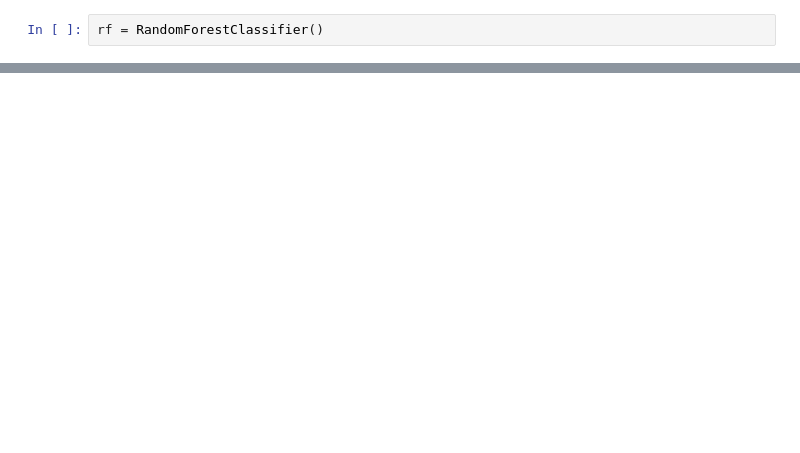
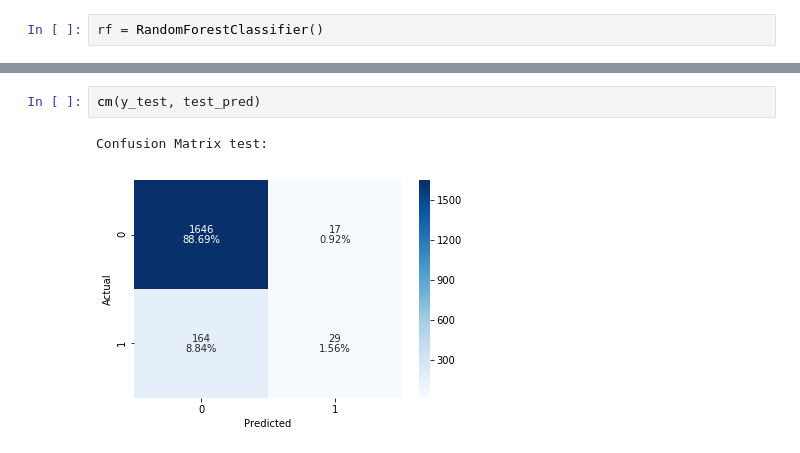
Before and after one commit to Cheffrey2000/dsc-mod-5-project-online-ds-ft-090919, a Jupyter notebook: Model_Setup.ipynb, the cells around one changed output, grey strips where cells are left out. Drawn from its saved outputs; the diff is of its cells as text; blank space fills up the shorter version.

```diff
--- a/Model_Setup.ipynb
+++ b/Model_Setup.ipynb
@@ -70,0 +98,5 @@ RandomForestClassifier(bootstrap=True, class_weight=None, criterion='gini',
+# %%
+cm(y_test, test_pred)
+# %% [output]
+Confusion Matrix test:
+[figure, added]
```
Also changed, not shown: parts of 44 cells of this notebook, 5 other files.
